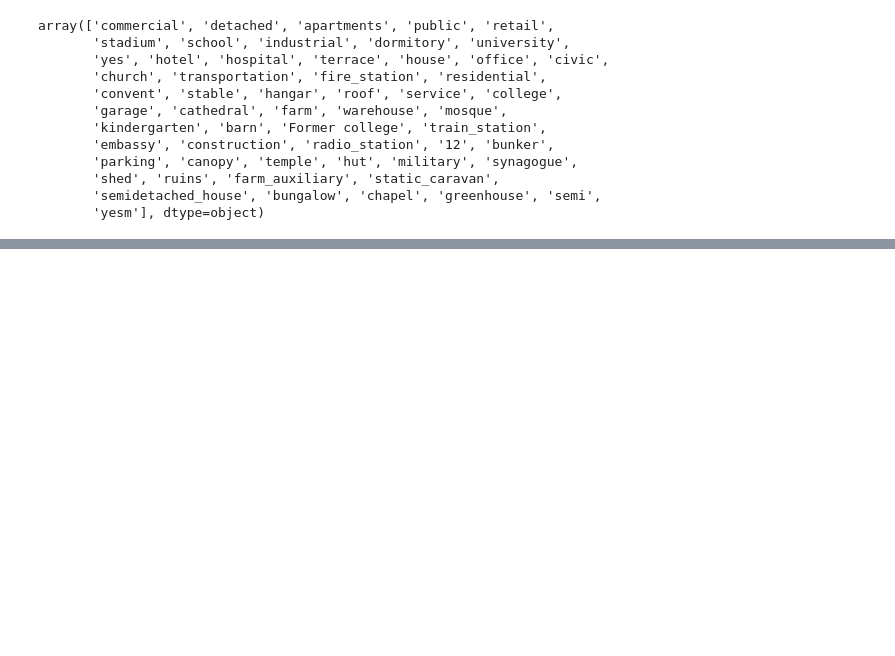
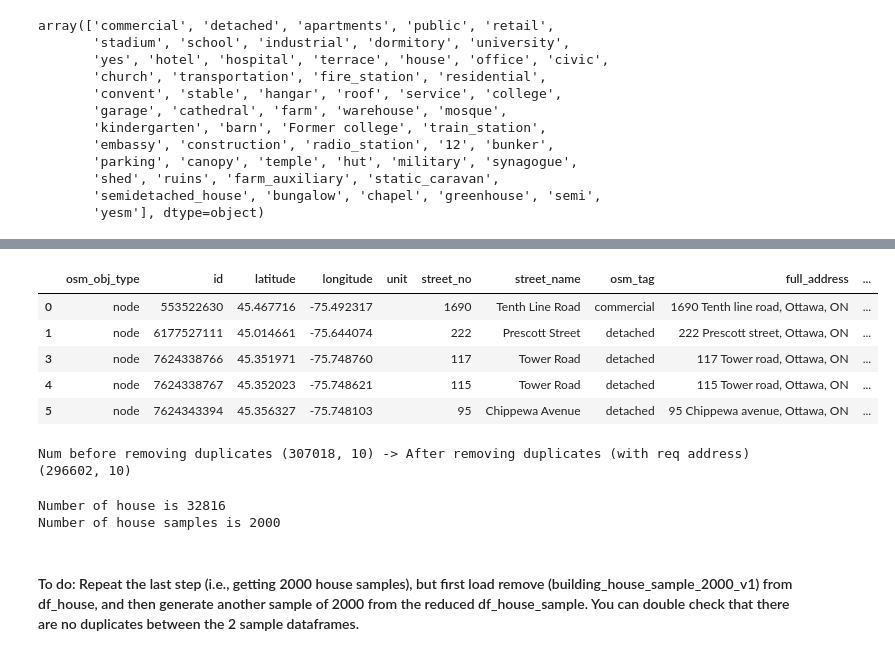
Before and after one commit to CSBP-CPSE/building_feature_extraction, a Jupyter notebook: sample_and_visualize.ipynb, the cells around one changed output, grey strips where cells are left out. Drawn from its saved outputs; the diff is of its cells as text; code cells hidden in the pictures; blank space fills up the shorter version.

```diff
--- a/sample_and_visualize.ipynb
+++ b/sample_and_visualize.ipynb
@@ -86,0 +136,33 @@ array(['commercial', 'detached', 'apartments', 'public', 'retail',
+# %%
+# Create a dataframe with duplictes removed based on request_address
+df3 = df.drop_duplicates(subset='request_address', keep="first")
+df3.head()
+# %% [output]
+|  | osm_obj_type | id | latitude | longitude | unit | street_no | street_name | osm_tag | full_address | ... |
+| 0 | node | 553522630 | 45.467716 | -75.492317 |  | 1690 | Tenth Line Road | commercial | 1690 Tenth line road, Ottawa, ON | ... |
+| 1 | node | 6177527111 | 45.014661 | -75.644074 |  | 222 | Prescott Street | detached | 222 Prescott street, Ottawa, ON | ... |
+| 3 | node | 7624338766 | 45.351971 | -75.748760 |  | 117 | Tower Road | detached | 117 Tower road, Ottawa, ON | ... |
+| 4 | node | 7624338767 | 45.352023 | -75.748621 |  | 115 | Tower Road | detached | 115 Tower road, Ottawa, ON | ... |
+| 5 | node | 7624343394 | 45.356327 | -75.748103 |  | 95 | Chippewa Avenue | detached | 95 Chippewa avenue, Ottawa, ON | ... |
+# %%
+# Save df3
+print('Num before removing duplicates {} -> After removing duplicates (with req address) {}'.format(df.shape, df3.shape))
+df3.to_csv('records_with_unique_req_add.csv',  encoding = 'utf8')
+# %% [output]
+Num before removing duplicates (307018, 10) -> After removing duplicates (with req address) (296602, 10)
+# %%
+'''
+# Extract type house (FROM df3), and then pull a sample of 2000
+df_house = df3[df3.osm_tag == 'house']
+df_house.head()
+print("Number of house is {}".format(df_house.shape[0]))
+#df_semi.to_csv('./samples_50/building_semi_all.csv',  encoding = 'utf8')
+df_house_sample = df_house.sample(n = 2000)
+print("Number of house samples is {}".format(df_house_sample.shape[0]))
+df_house_sample.to_csv('./samples/building_house_sample_2000_v1.csv',  encoding = 'utf8')
+'''
+# %% [output]
+Number of house is 32816
+Number of house samples is 2000
+# %% [markdown]
+#### To do: Repeat the last step (i.e., getting 2000 house samples), but first load remove (building_house_sample_2000_v1) from df_house, and then generate another sample of 2000 from the reduced df_house_sample. You can double check that there are no duplicates between the 2 sample dataframes.
```
Also changed, not shown: parts of 30 cells of this notebook.
